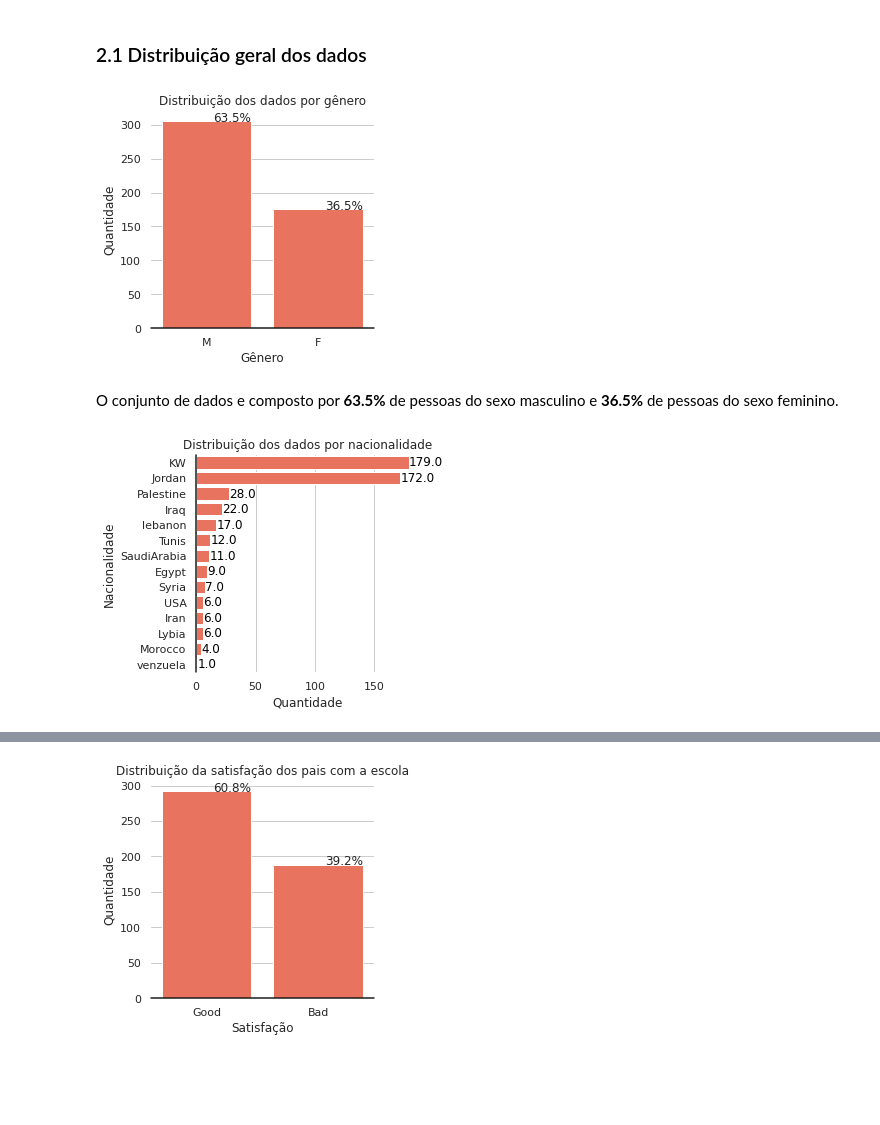
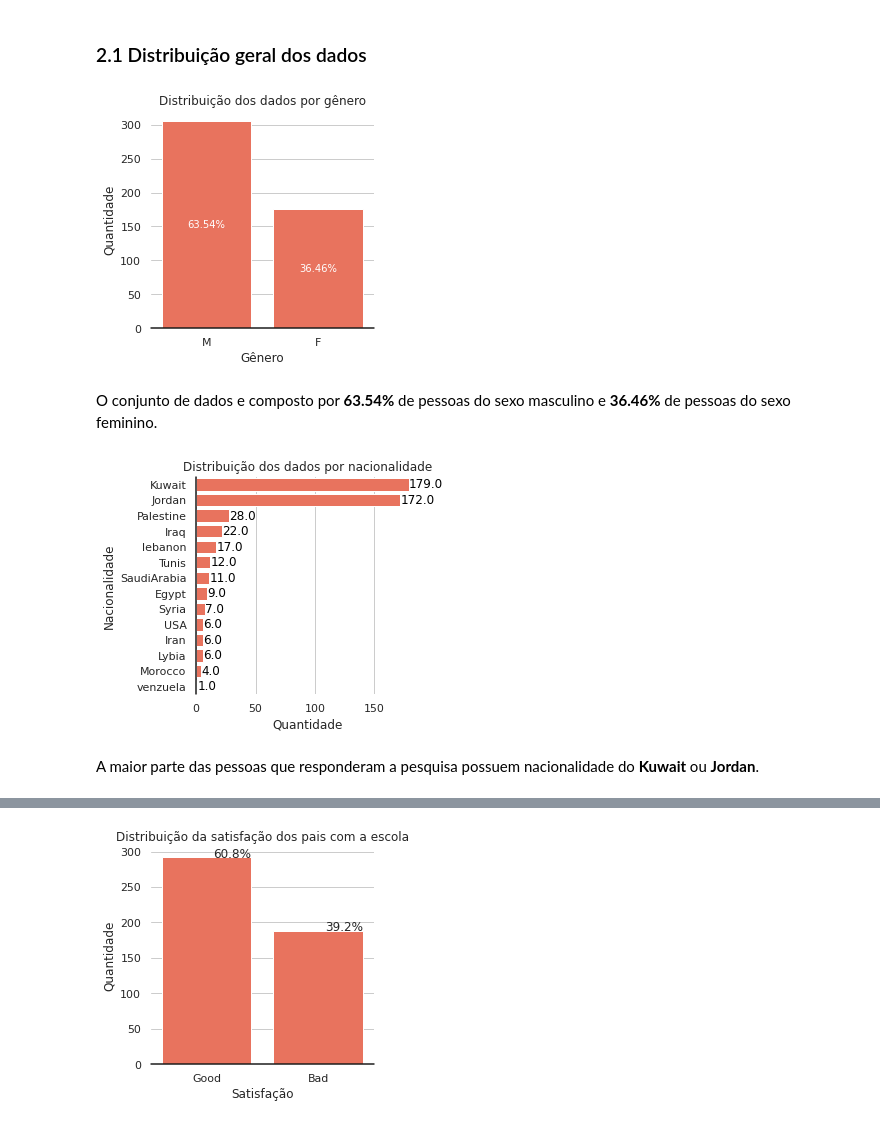
Before and after one commit to atlantico-academy/student-academic-performance, a Jupyter notebook: notebooks/01-exploratory_data_analysis.ipynb, the cells around one changed output, grey strips where cells are left out. Cells and saved outputs as stored; diff of their text form; code cells hidden in the pictures; blank space fills up the shorter version.

```diff
--- a/notebooks/01-exploratory_data_analysis.ipynb
+++ b/notebooks/01-exploratory_data_analysis.ipynb
@@ -78,43 +81,44 @@ Não há dados faltantes no dataset
 # Faltas x desempenho
 # VisITedResources x desempenho
 # raisedhands x desempenho
+# %%
+df.NationalITy = df.NationalITy.replace(['KW'],'Kuwait')
 # %%
 sns.set(style="whitegrid")
 plt.figure(figsize=(4,4))
 total = float(len(df))
 ax = sns.countplot(x="gender", data=df, color='tomato')
 plt.xlabel('Gênero')
 plt.ylabel('Quantidade')
 plt.title('Distribuição dos dados por gênero', fontsize=12)
 ax.set(frame_on=False)
 ax.axhline(0, color="k", clip_on=False)
-for p in ax.patches:
-    percentage = '{:.1f}%'.format(100 * p.get_height()/total)
-    x = p.get_x() + p.get_width()
-    y = p.get_height()
-    ax.annotate(percentage, (x, y),ha='right')
+ax.bar_label(
+    ax.containers[0],
+    labels=[f"{value:.2f}%" for value in df.gender.value_counts().to_numpy()/total*100],
+    label_type="center",
+    color="white"
+)
 plt.show()
 masculino = df.gender.value_counts().to_dict()['M']
 feminino = df.gender.value_counts().to_dict()['F']
-display(Markdown(f"O conjunto de dados e composto por **{masculino/total*100:.1f}%** de pessoas do sexo masculino e **{feminino/total*100:.1f}%** de pessoas do sexo feminino."))
+display(Markdown(f"O conjunto de dados e composto por **{masculino/total*100:.2f}%** de pessoas do sexo masculino e **{feminino/total*100:.2f}%** de pessoas do sexo feminino."))
 # %% [output]
-[figure, old version]
+[figure, new version]
-O conjunto de dados e composto por **63.5%** de pessoas do sexo masculino e **36.5%** de pessoas do sexo feminino.
+O conjunto de dados e composto por **63.54%** de pessoas do sexo masculino e **36.46%** de pessoas do sexo feminino.
 # %%
 sns.set(style="whitegrid")
 plt.figure(figsize=(4,4))
 total = float(len(df))
-ax1 = sns.countplot(
-    y="NationalITy",
-    data=df,
-    color='tomato',
-    order=[
-        'KW','Jordan','Palestine','Iraq','lebanon','Tunis','SaudiArabia',
-        'Egypt','Syria','USA','Iran','Lybia','Morocco','venzuela'
-    ]
+graph_df = (
+    df
+    .NationalITy
+    .value_counts()
+    .to_frame()
+    .reset_index()
+    .rename(columns={"index": "Pais", "NationalITy": "Quantidade"})
 )
-
-
+ax1 = sns.barplot(x="Quantidade", y="Pais", data=graph_df, color='tomato')
 ax1.bar_label(
     ax1.containers[0],
     fmt='%.1f',
@@ -130,5 +134,7 @@ ax1.axvline(0, color="k", clip_on=False)
 
 
 plt.show()
+display(Markdown(f"A maior parte das pessoas que responderam a pesquisa possuem nacionalidade do **{graph_df.iloc[0,0]}** ou **{graph_df.iloc[1,0]}**."))
 # %% [output]
-[figure, old version]
+[figure, new version]
+A maior parte das pessoas que responderam a pesquisa possuem nacionalidade do **Kuwait** ou **Jordan**.
```
Also changed, not shown: parts of 27 cells of this notebook.
